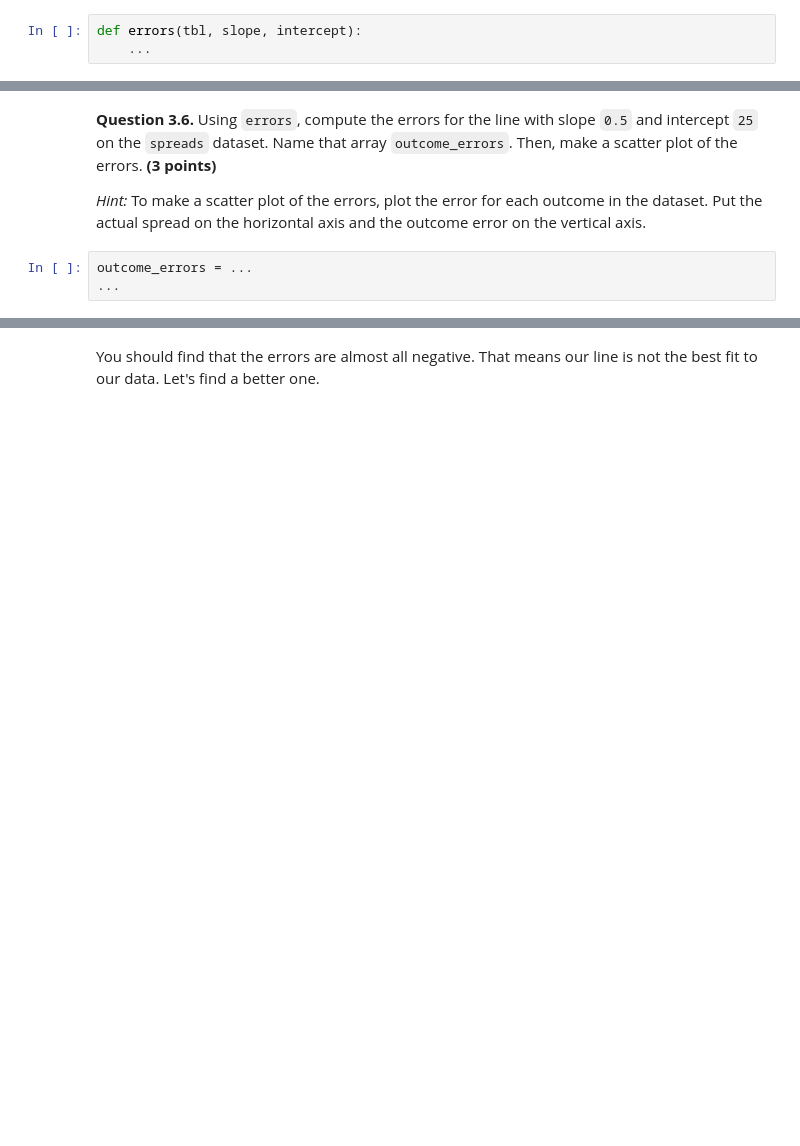
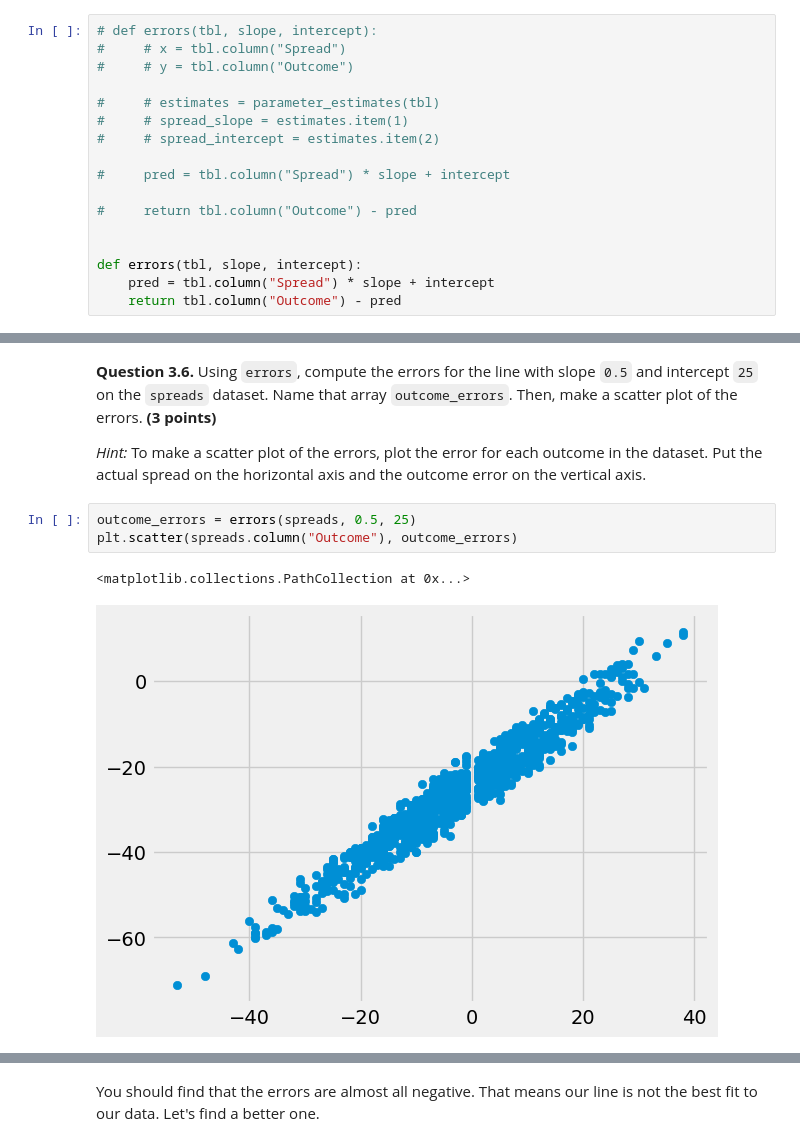
Before and after one commit to lochnes-007/Data8, a Jupyter notebook: homwork/hw10/hw10.ipynb, the cells around one changed output, grey strips where cells are left out. Saved outputs shown, nothing was run; the diff lists cells and outputs as text; blank space fills up the shorter version.

```diff
--- a/homwork/hw10/hw10.ipynb
+++ b/homwork/hw10/hw10.ipynb
@@ -453,7 +422,21 @@ It should **return an array of the errors** made when a line with that slope and
 
 *Note*: Make sure you are returning an array of the errors, and not the RMSE.
 # %%
+# def errors(tbl, slope, intercept):
+#     # x = tbl.column("Spread")
+#     # y = tbl.column("Outcome")
+
+#     # estimates = parameter_estimates(tbl)
+#     # spread_slope = estimates.item(1)
+#     # spread_intercept = estimates.item(2)
+
+#     pred = tbl.column("Spread") * slope + intercept
+
+#     return tbl.column("Outcome") - pred
+
+
 def errors(tbl, slope, intercept):
-    ...
+    pred = tbl.column("Spread") * slope + intercept
+    return tbl.column("Outcome") - pred
 # %%
 grader.check("q3_5")
@@ -462,7 +447,10 @@ grader.check("q3_5")
 
 *Hint:* To make a scatter plot of the errors, plot the error for each outcome in the dataset.  Put the actual spread on the horizontal axis and the outcome error on the vertical axis.
 # %%
-outcome_errors = ...
-...
+outcome_errors = errors(spreads, 0.5, 25)
+plt.scatter(spreads.column("Outcome"), outcome_errors)
+# %% [output]
+<matplotlib.collections.PathCollection at 0x...>
+[figure, added]
 # %%
 grader.check("q3_6")
```
Also changed, not shown: parts of 15 cells of this notebook, 1 other file.
